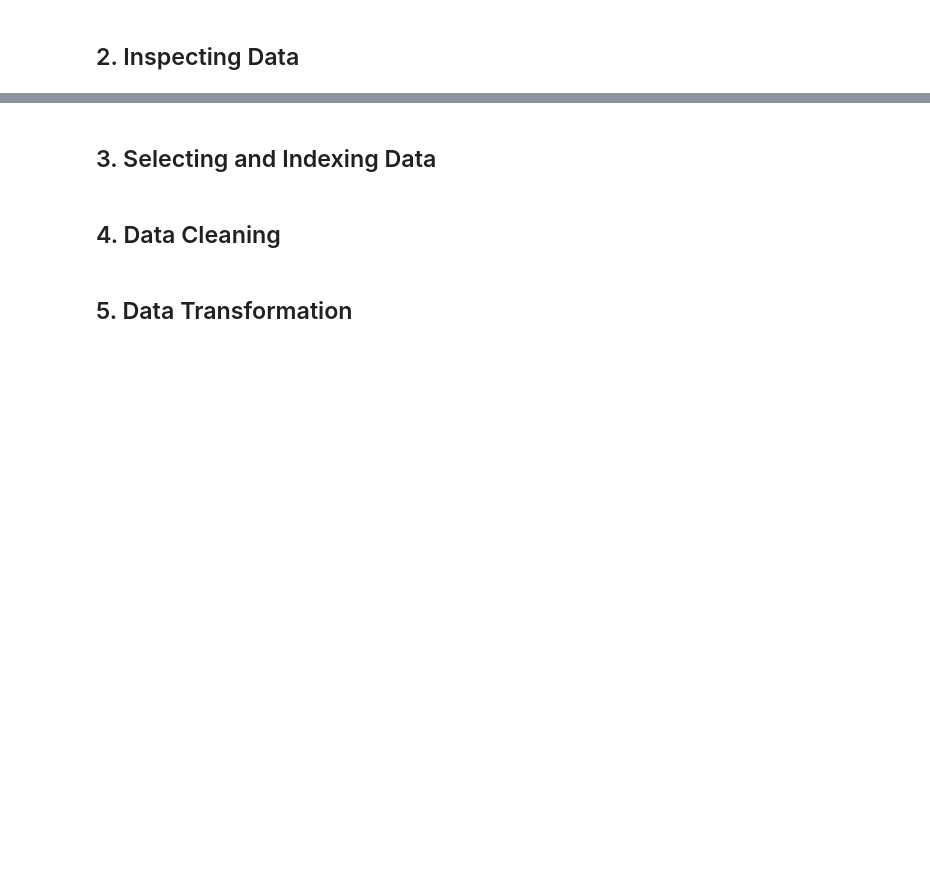
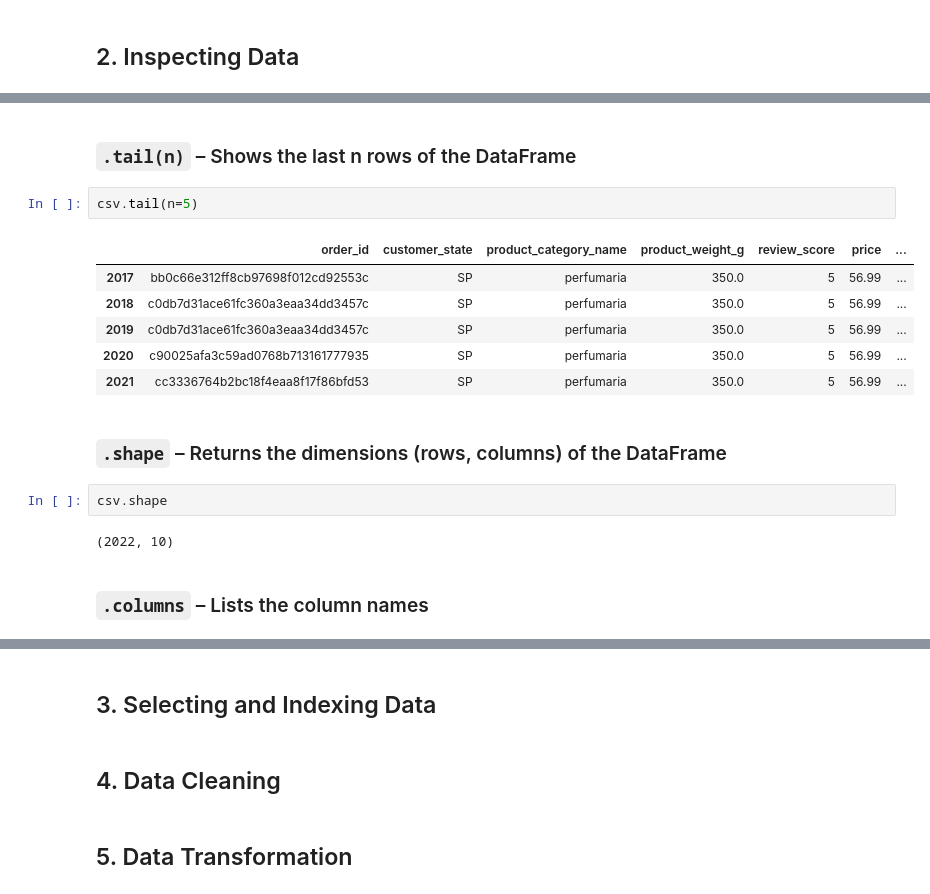
Before and after one commit to enzoschitini/Guide-to-Using-Pandas, a Jupyter notebook: Pandas Notebook Guide.ipynb, the cells around one changed output, grey strips where cells are left out. Cells and saved outputs as stored; diff of their text form; blank space fills up the shorter version.

```diff
--- a/Pandas Notebook Guide.ipynb
+++ b/Pandas Notebook Guide.ipynb
@@ -318,0 +322,19 @@ y_train.head()
+# %% [markdown]
+### ``.tail(n)`` – Shows the last n rows of the DataFrame
+# %%
+csv.tail(n=5)
+# %% [output]
+|  | order_id | customer_state | product_category_name | product_weight_g | review_score | price | ... |
+| 2017 | bb0c66e312ff8cb97698f012cd92553c | SP | perfumaria | 350.0 | 5 | 56.99 | ... |
+| 2018 | c0db7d31ace61fc360a3eaa34dd3457c | SP | perfumaria | 350.0 | 5 | 56.99 | ... |
+| 2019 | c0db7d31ace61fc360a3eaa34dd3457c | SP | perfumaria | 350.0 | 5 | 56.99 | ... |
+| 2020 | c90025afa3c59ad0768b713161777935 | SP | perfumaria | 350.0 | 5 | 56.99 | ... |
+| 2021 | cc3336764b2bc18f4eaa8f17f86bfd53 | SP | perfumaria | 350.0 | 5 | 56.99 | ... |
+# %% [markdown]
+### ``.shape`` – Returns the dimensions (rows, columns) of the DataFrame
+# %%
+csv.shape
+# %% [output]
+(2022, 10)
+# %% [markdown]
+### ``.columns`` – Lists the column names
```
Also changed, not shown: parts of 30 cells of this notebook.
